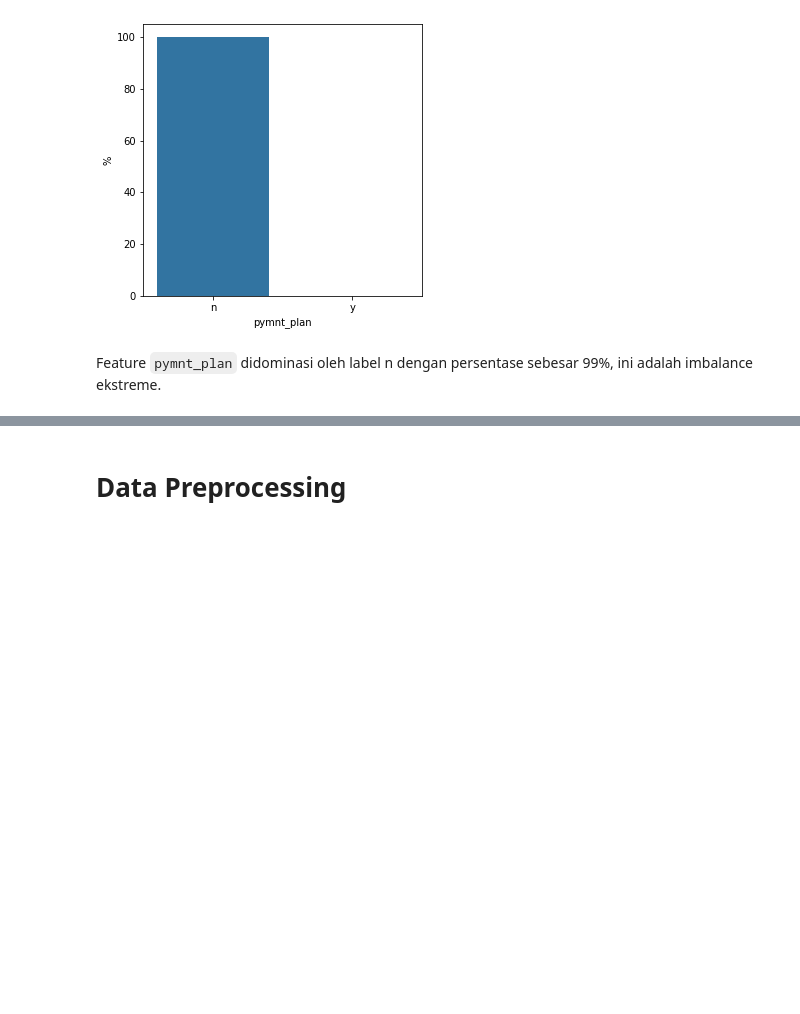
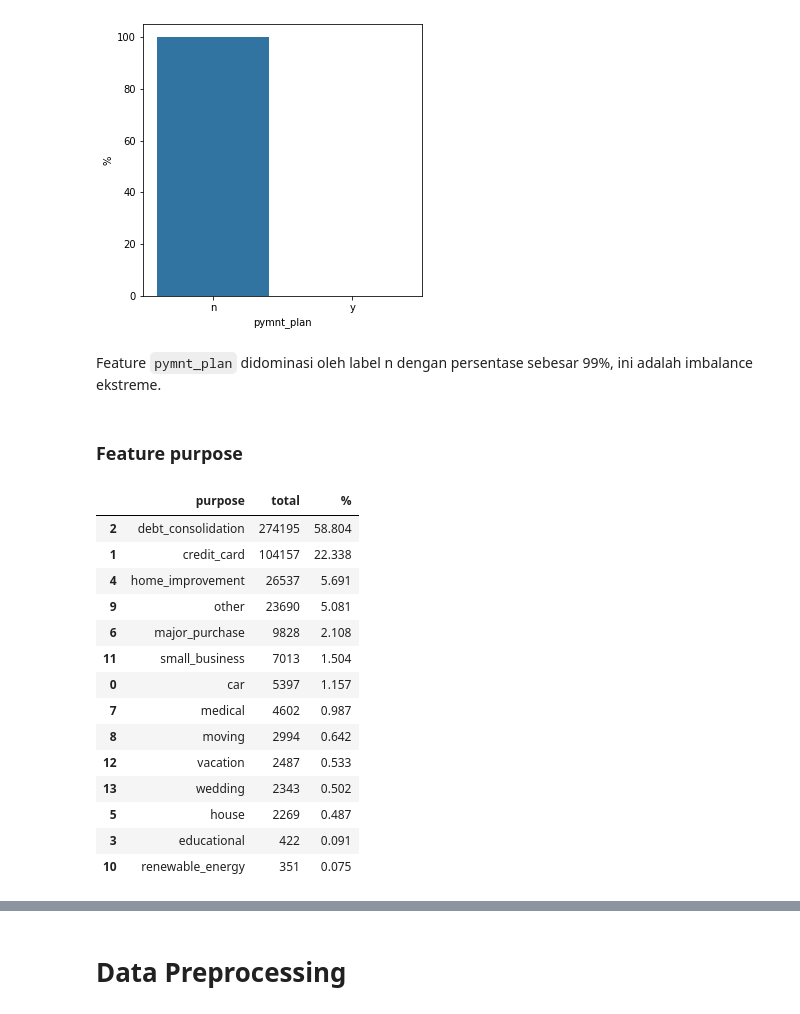
Before and after one commit to bayubagusbagaswara/CreditRiskPrediction, a Jupyter notebook: CreditRiskPrediction.ipynb, the cells around one changed output, grey strips where cells are left out. Cells and saved outputs as stored; diff of their text form; code cells hidden in the pictures; blank space fills up the shorter version.

```diff
--- a/CreditRiskPrediction.ipynb
+++ b/CreditRiskPrediction.ipynb
@@ -578,3 +578,28 @@ plt.show()
 [figure]
 # %% [markdown]
 Feature `pymnt_plan` didominasi oleh label n dengan persentase sebesar 99%, ini adalah imbalance ekstreme.
+# %% [markdown]
+### Feature purpose
+# %%
+# hitung persentase feature purpose
+purpose = data.groupby('purpose').agg({'id':'count'}).reset_index()
+purpose.columns = ['purpose', 'total']
+purpose['%'] = round(purpose.total*100/sum(purpose.total),3)
+purpose = purpose.sort_values('%', ascending=False)
+purpose
+# %% [output]
+|  | purpose | total | % |
+| 2 | debt_consolidation | 274195 | 58.804 |
+| 1 | credit_card | 104157 | 22.338 |
+| 4 | home_improvement | 26537 | 5.691 |
+| 9 | other | 23690 | 5.081 |
+| 6 | major_purchase | 9828 | 2.108 |
+| 11 | small_business | 7013 | 1.504 |
+| 0 | car | 5397 | 1.157 |
+| 7 | medical | 4602 | 0.987 |
+| 8 | moving | 2994 | 0.642 |
+| 12 | vacation | 2487 | 0.533 |
+| 13 | wedding | 2343 | 0.502 |
+| 5 | house | 2269 | 0.487 |
+| 3 | educational | 422 | 0.091 |
+| 10 | renewable_energy | 351 | 0.075 |
```
Also changed, not shown: parts of 2 cells of this notebook.
